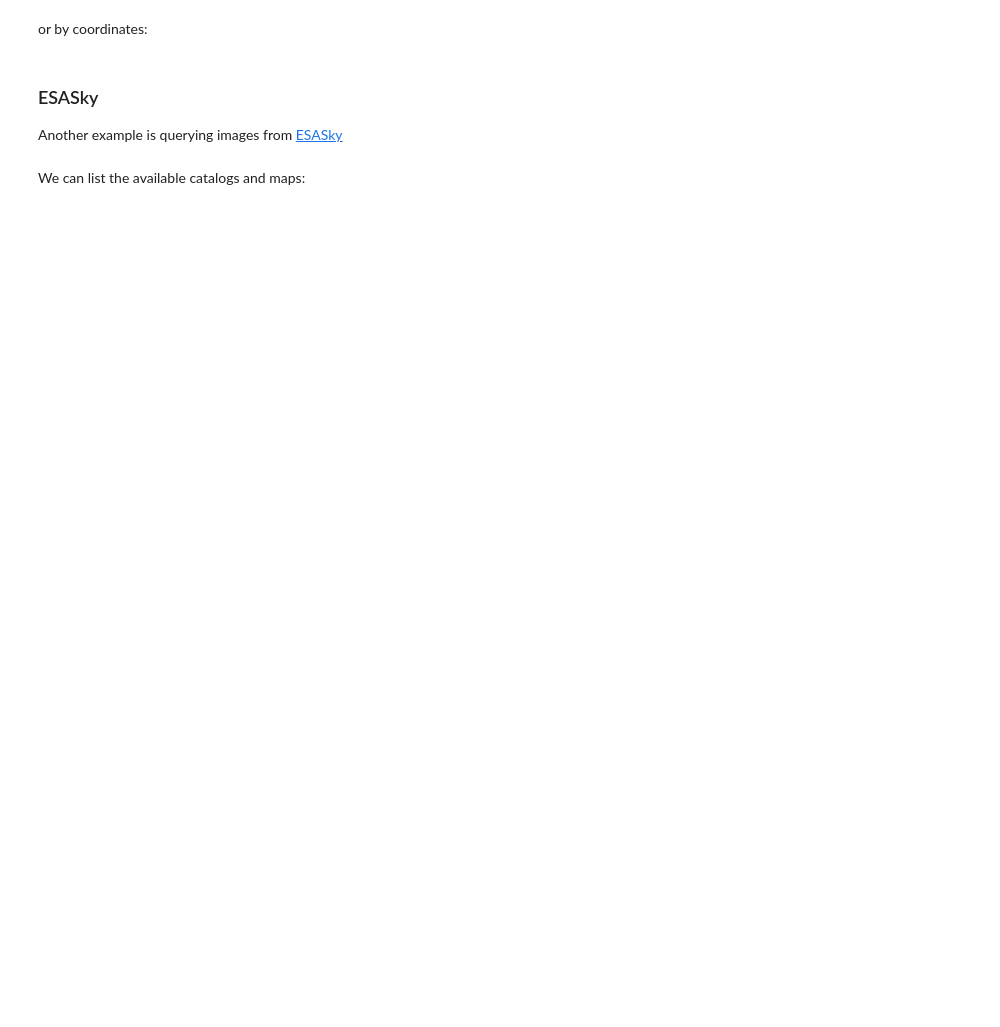
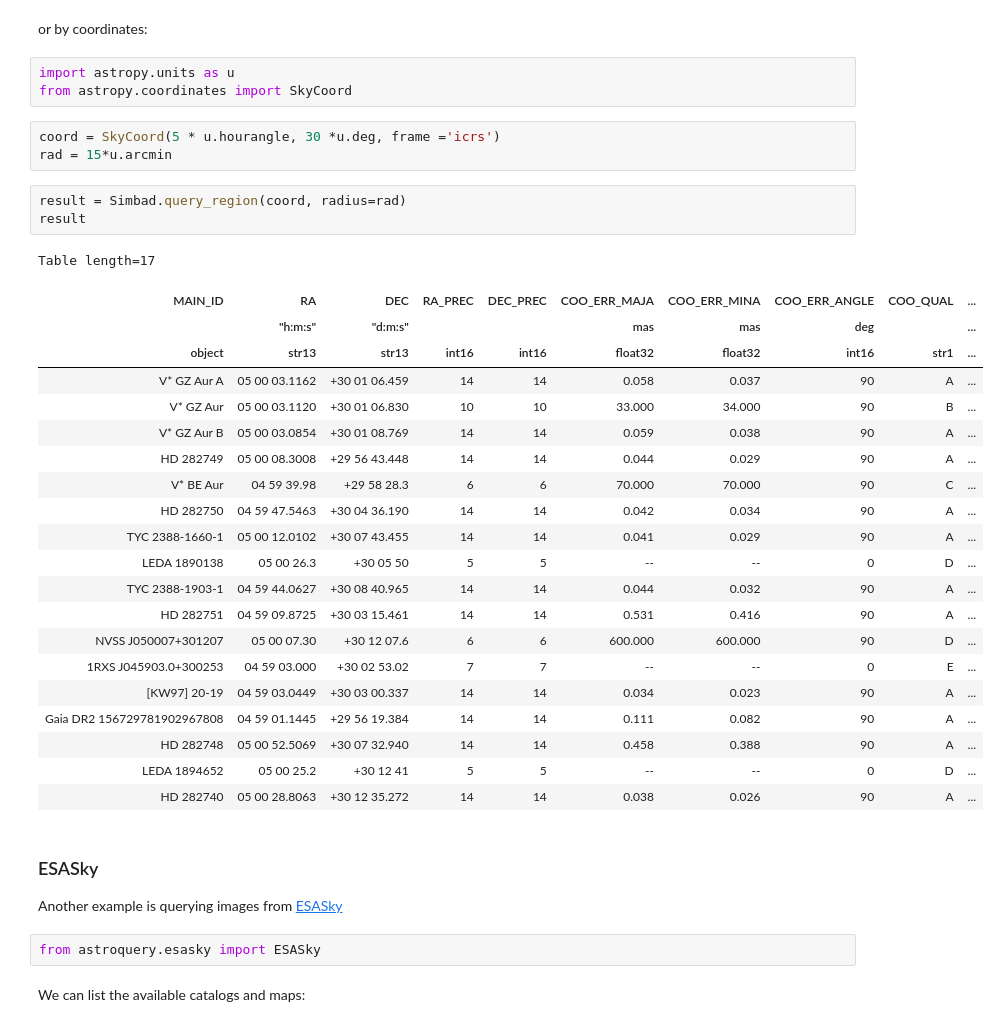
Before and after one commit to maria8ch/ASTR497, a Jupyter notebook: astropy_notebooks/19-astroquery.ipynb, the cells around one changed output. Saved outputs shown, nothing was run; the diff lists cells and outputs as text; blank space fills up the shorter version.

```diff
--- a/astropy_notebooks/19-astroquery.ipynb
+++ b/astropy_notebooks/19-astroquery.ipynb
@@ -85,8 +98,41 @@ We can query by identifier:
 # %% [markdown]
 or by coordinates:
+# %%
+import astropy.units as u
+from astropy.coordinates import SkyCoord
+# %%
+coord = SkyCoord(5 * u.hourangle, 30 *u.deg, frame ='icrs')
+rad = 15*u.arcmin
+# %%
+result = Simbad.query_region(coord, radius=rad)
+result
+# %% [output]
+Table length=17
+| MAIN_ID | RA | DEC | RA_PREC | DEC_PREC | COO_ERR_MAJA | COO_ERR_MINA | COO_ERR_ANGLE | COO_QUAL | ... |
+|  | "h:m:s" | "d:m:s" |  |  | mas | mas | deg |  | ... |
+| object | str13 | str13 | int16 | int16 | float32 | float32 | int16 | str1 | ... |
+| V* GZ Aur A | 05 00 03.1162 | +30 01 06.459 | 14 | 14 | 0.058 | 0.037 | 90 | A | ... |
+| V* GZ Aur | 05 00 03.1120 | +30 01 06.830 | 10 | 10 | 33.000 | 34.000 | 90 | B | ... |
+| V* GZ Aur B | 05 00 03.0854 | +30 01 08.769 | 14 | 14 | 0.059 | 0.038 | 90 | A | ... |
+| HD 282749 | 05 00 08.3008 | +29 56 43.448 | 14 | 14 | 0.044 | 0.029 | 90 | A | ... |
+| V* BE Aur | 04 59 39.98 | +29 58 28.3 | 6 | 6 | 70.000 | 70.000 | 90 | C | ... |
+| HD 282750 | 04 59 47.5463 | +30 04 36.190 | 14 | 14 | 0.042 | 0.034 | 90 | A | ... |
+| TYC 2388-1660-1 | 05 00 12.0102 | +30 07 43.455 | 14 | 14 | 0.041 | 0.029 | 90 | A | ... |
+| LEDA 1890138 | 05 00 26.3 | +30 05 50 | 5 | 5 | -- | -- | 0 | D | ... |
+| TYC 2388-1903-1 | 04 59 44.0627 | +30 08 40.965 | 14 | 14 | 0.044 | 0.032 | 90 | A | ... |
+| HD 282751 | 04 59 09.8725 | +30 03 15.461 | 14 | 14 | 0.531 | 0.416 | 90 | A | ... |
+| NVSS J050007+301207 | 05 00 07.30 | +30 12 07.6 | 6 | 6 | 600.000 | 600.000 | 90 | D | ... |
+| 1RXS J045903.0+300253 | 04 59 03.000 | +30 02 53.02 | 7 | 7 | -- | -- | 0 | E | ... |
+| [KW97] 20-19 | 04 59 03.0449 | +30 03 00.337 | 14 | 14 | 0.034 | 0.023 | 90 | A | ... |
+| Gaia DR2 156729781902967808 | 04 59 01.1445 | +29 56 19.384 | 14 | 14 | 0.111 | 0.082 | 90 | A | ... |
+| HD 282748 | 05 00 52.5069 | +30 07 32.940 | 14 | 14 | 0.458 | 0.388 | 90 | A | ... |
+| LEDA 1894652 | 05 00 25.2 | +30 12 41 | 5 | 5 | -- | -- | 0 | D | ... |
+| HD 282740 | 05 00 28.8063 | +30 12 35.272 | 14 | 14 | 0.038 | 0.026 | 90 | A | ... |
 # %% [markdown]
 ### ESASky
 
 Another example is querying images from [ESASky](https://astroquery.readthedocs.io/en/latest/esasky/esasky.html)
+# %%
+from astroquery.esasky import ESASky
 # %% [markdown]
 We can list the available catalogs and maps:
```
Also changed, not shown: parts of 17 cells of this notebook.
